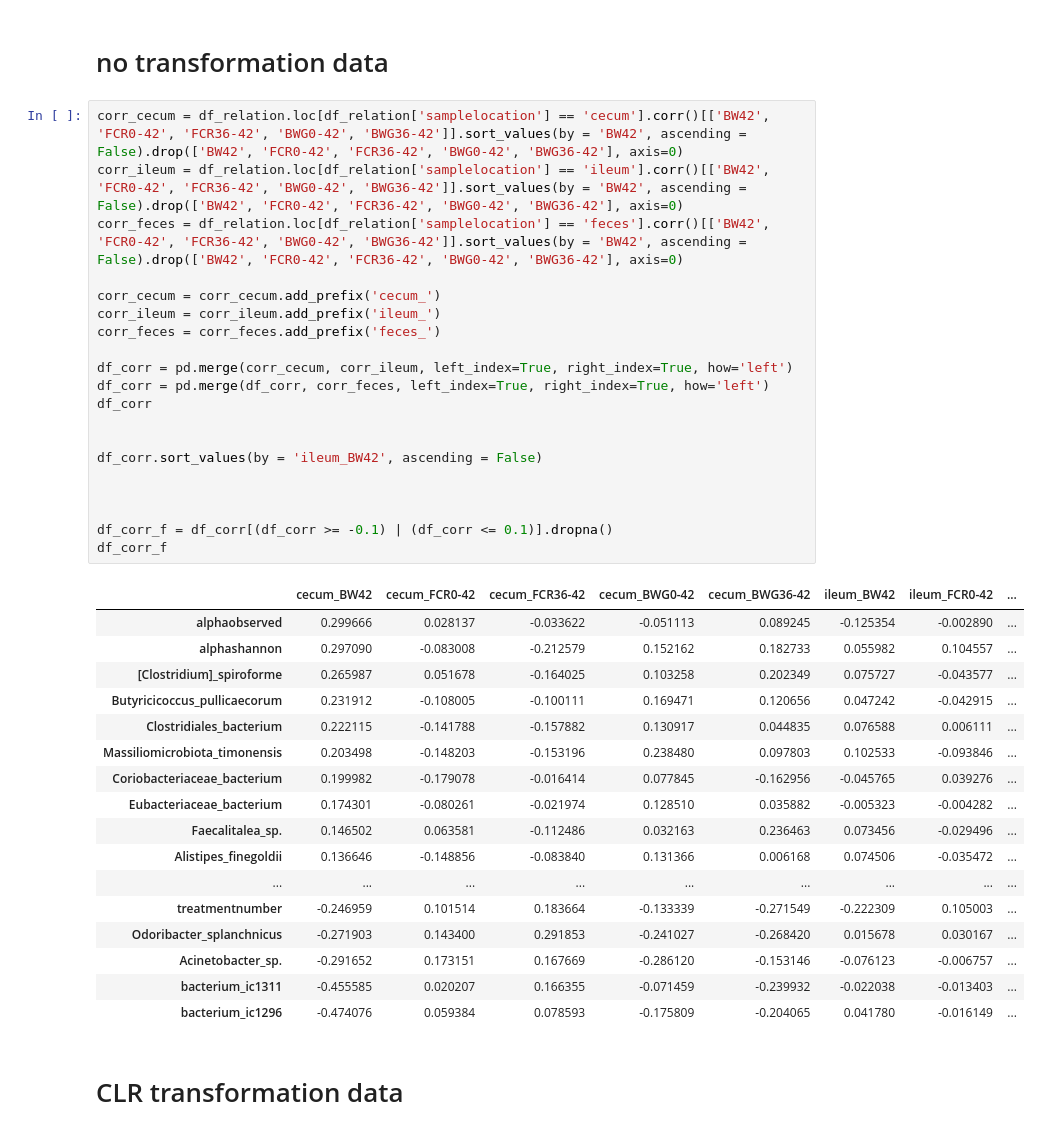
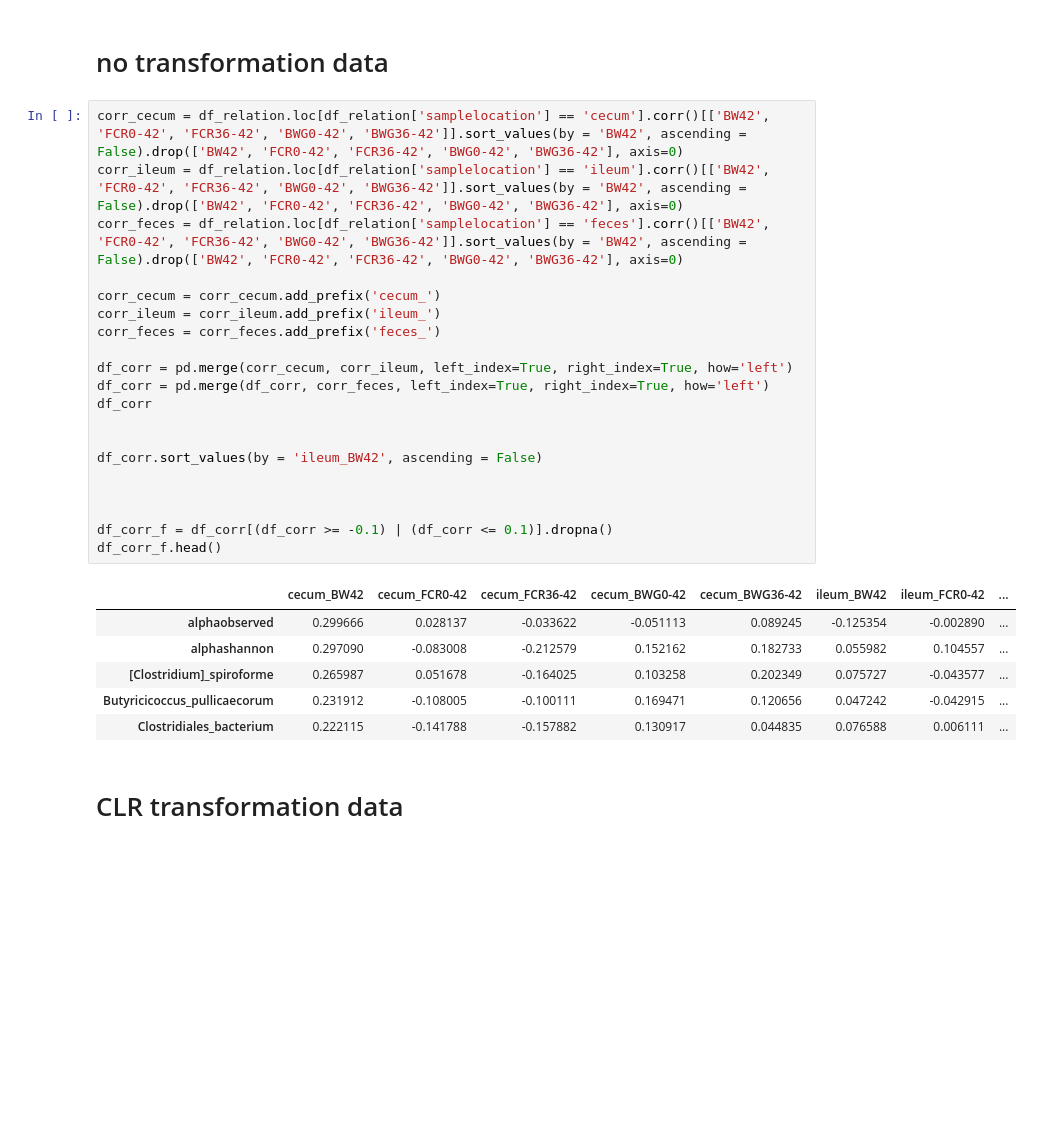
Before and after one commit to SIWAproject/Performance, a Jupyter notebook: performance_analysis.ipynb, the cells around one changed output. Cells and saved outputs as stored; diff of their text form; blank space fills up the shorter version.

```diff
--- a/performance_analysis.ipynb
+++ b/performance_analysis.ipynb
@@ -395,41 +471,30 @@ Index(['sampleid', 'fullsampleid', 'kitid', 'runid', 'animalid',
 # %%
 corr_cecum = df_relation.loc[df_relation['samplelocation'] == 'cecum'].corr()[['BW42', 'FCR0-42', 'FCR36-42', 'BWG0-42', 'BWG36-42']].sort_values(by = 'BW42', ascending = False).drop(['BW42', 'FCR0-42', 'FCR36-42', 'BWG0-42', 'BWG36-42'], axis=0)
 corr_ileum = df_relation.loc[df_relation['samplelocation'] == 'ileum'].corr()[['BW42', 'FCR0-42', 'FCR36-42', 'BWG0-42', 'BWG36-42']].sort_values(by = 'BW42', ascending = False).drop(['BW42', 'FCR0-42', 'FCR36-42', 'BWG0-42', 'BWG36-42'], axis=0)
 corr_feces = df_relation.loc[df_relation['samplelocation'] == 'feces'].corr()[['BW42', 'FCR0-42', 'FCR36-42', 'BWG0-42', 'BWG36-42']].sort_values(by = 'BW42', ascending = False).drop(['BW42', 'FCR0-42', 'FCR36-42', 'BWG0-42', 'BWG36-42'], axis=0)
 
 corr_cecum = corr_cecum.add_prefix('cecum_')
 corr_ileum = corr_ileum.add_prefix('ileum_')
 corr_feces = corr_feces.add_prefix('feces_')
 
 df_corr = pd.merge(corr_cecum, corr_ileum, left_index=True, right_index=True, how='left')
 df_corr = pd.merge(df_corr, corr_feces, left_index=True, right_index=True, how='left')
 df_corr
 
 
 df_corr.sort_values(by = 'ileum_BW42', ascending = False)
 
 
 
 df_corr_f = df_corr[(df_corr >= -0.1) | (df_corr <= 0.1)].dropna()
-df_corr_f
+df_corr_f.head()
 # %% [output]
 |  | cecum_BW42 | cecum_FCR0-42 | cecum_FCR36-42 | cecum_BWG0-42 | cecum_BWG36-42 | ileum_BW42 | ileum_FCR0-42 | ... |
 | alphaobserved | 0.299666 | 0.028137 | -0.033622 | -0.051113 | 0.089245 | -0.125354 | -0.002890 | ... |
 | alphashannon | 0.297090 | -0.083008 | -0.212579 | 0.152162 | 0.182733 | 0.055982 | 0.104557 | ... |
 | [Clostridium]_spiroforme | 0.265987 | 0.051678 | -0.164025 | 0.103258 | 0.202349 | 0.075727 | -0.043577 | ... |
 | Butyricicoccus_pullicaecorum | 0.231912 | -0.108005 | -0.100111 | 0.169471 | 0.120656 | 0.047242 | -0.042915 | ... |
 | Clostridiales_bacterium | 0.222115 | -0.141788 | -0.157882 | 0.130917 | 0.044835 | 0.076588 | 0.006111 | ... |
-| Massiliomicrobiota_timonensis | 0.203498 | -0.148203 | -0.153196 | 0.238480 | 0.097803 | 0.102533 | -0.093846 | ... |
-| Coriobacteriaceae_bacterium | 0.199982 | -0.179078 | -0.016414 | 0.077845 | -0.162956 | -0.045765 | 0.039276 | ... |
-| Eubacteriaceae_bacterium | 0.174301 | -0.080261 | -0.021974 | 0.128510 | 0.035882 | -0.005323 | -0.004282 | ... |
-| Faecalitalea_sp. | 0.146502 | 0.063581 | -0.112486 | 0.032163 | 0.236463 | 0.073456 | -0.029496 | ... |
-| Alistipes_finegoldii | 0.136646 | -0.148856 | -0.083840 | 0.131366 | 0.006168 | 0.074506 | -0.035472 | ... |
-| ... | ... | ... | ... | ... | ... | ... | ... | ... |
-| treatmentnumber | -0.246959 | 0.101514 | 0.183664 | -0.133339 | -0.271549 | -0.222309 | 0.105003 | ... |
-| Odoribacter_splanchnicus | -0.271903 | 0.143400 | 0.291853 | -0.241027 | -0.268420 | 0.015678 | 0.030167 | ... |
-| Acinetobacter_sp. | -0.291652 | 0.173151 | 0.167669 | -0.286120 | -0.153146 | -0.076123 | -0.006757 | ... |
-| bacterium_ic1311 | -0.455585 | 0.020207 | 0.166355 | -0.071459 | -0.239932 | -0.022038 | -0.013403 | ... |
-| bacterium_ic1296 | -0.474076 | 0.059384 | 0.078593 | -0.175809 | -0.204065 | 0.041780 | -0.016149 | ... |
 # %% [markdown]
 # CLR transformation data
 # %%
```
Also changed, not shown: parts of 13 cells of this notebook.
